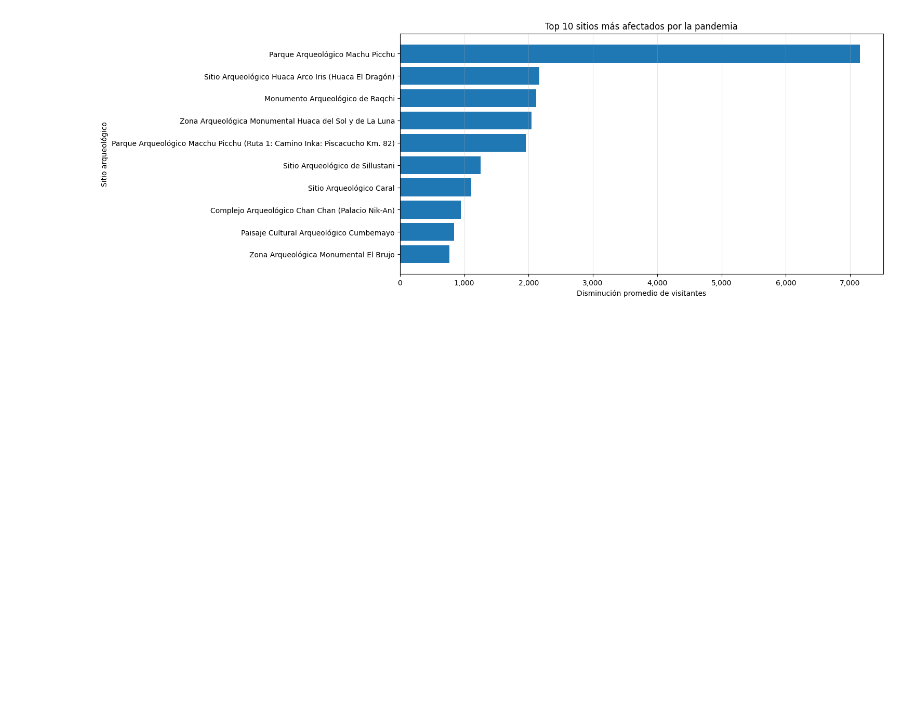
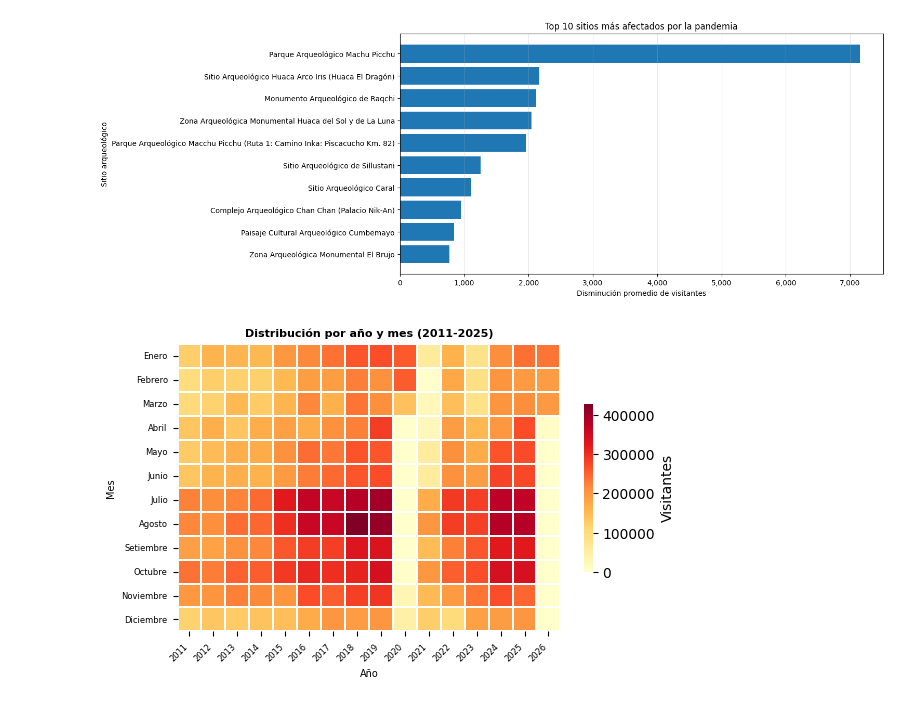
Before and after one commit to Taniice/Analisis-Visitantes-a-Sitios-Arqueologicos, a Jupyter notebook: Analisis_Visitas_a_Sitios_Arqueologicos.ipynb, the cells around one changed output. Cells and saved outputs as stored; diff of their text form; code cells hidden in the pictures; blank space fills up the shorter version.

```diff
--- a/Analisis_Visitas_a_Sitios_Arqueologicos.ipynb
+++ b/Analisis_Visitas_a_Sitios_Arqueologicos.ipynb
@@ -561,3 +461,52 @@ Complejo Arqueológico Chan Chan (Palacio Nik-An)     3286.400000   946.840741
 Paisaje Cultural Arqueológico Cumbemayo              1506.546053   841.282651
 Zona Arqueológica Monumental El Brujo                1359.353333   768.180321
 [figure]
+# %%
+#13. ANALISIS:
+df['mes'] = df['mes'].str.strip()
+
+# Transponer datos para que los años estén en columnas y meses en filas
+# Filtrar solo años desde 2011
+import seaborn as sns
+
+df['mes'] = pd.Categorical(df['mes'], categories=orden_meses, ordered=True)
+
+#Sumar visitantes por cada combinación año–mes
+heatmap_data = df.pivot_table(
+    values='total_visitantes',
+    index='anio',
+    columns='mes',
+    aggfunc='sum',
+    observed=False
+)
+
+orden_meses = [
+    'Enero', 'Febrero', 'Marzo', 'Abril', 'Mayo', 'Junio',
+    'Julio', 'Agosto', 'Setiembre', 'Octubre', 'Noviembre', 'Diciembre'
+]
+
+heatmap_data_filtrado = heatmap_data.loc[2011:]
+
+
+plt.figure(figsize=(6, 4))
+
+sns.heatmap(
+    heatmap_data_filtrado.T,  # .T transpone la matriz
+    annot=False,
+    cmap="YlOrRd",
+    linewidths=0.2,
+    linecolor='white',
+    cbar_kws={'label': 'Visitantes', 'shrink': 0.5},
+    square=True
+)
+
+plt.title("Distribución por año y mes (2011-2025)", fontsize=8, fontweight='bold')
+plt.xlabel("Año", fontsize=7)
+plt.ylabel("Mes", fontsize=7)
+plt.xticks(rotation=45, ha='right', fontsize=6)
+plt.yticks(fontsize=6)
+
+plt.tight_layout()
+plt.show()
+# %% [output]
+[figure, added]
```
Also changed, not shown: parts of 8 cells of this notebook.
